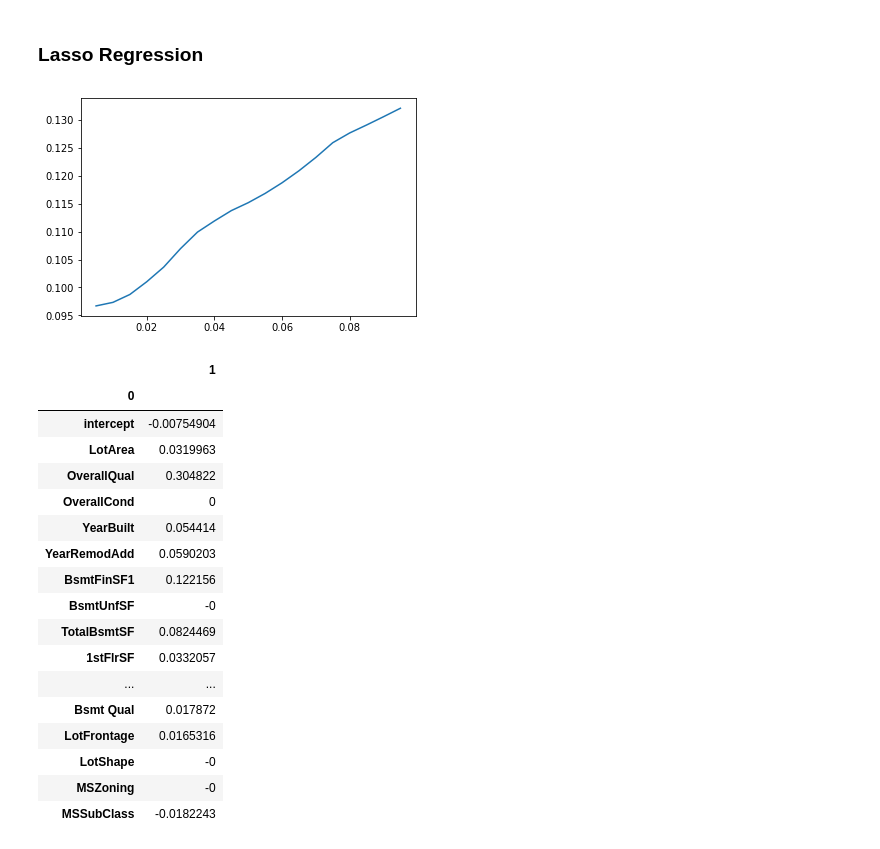
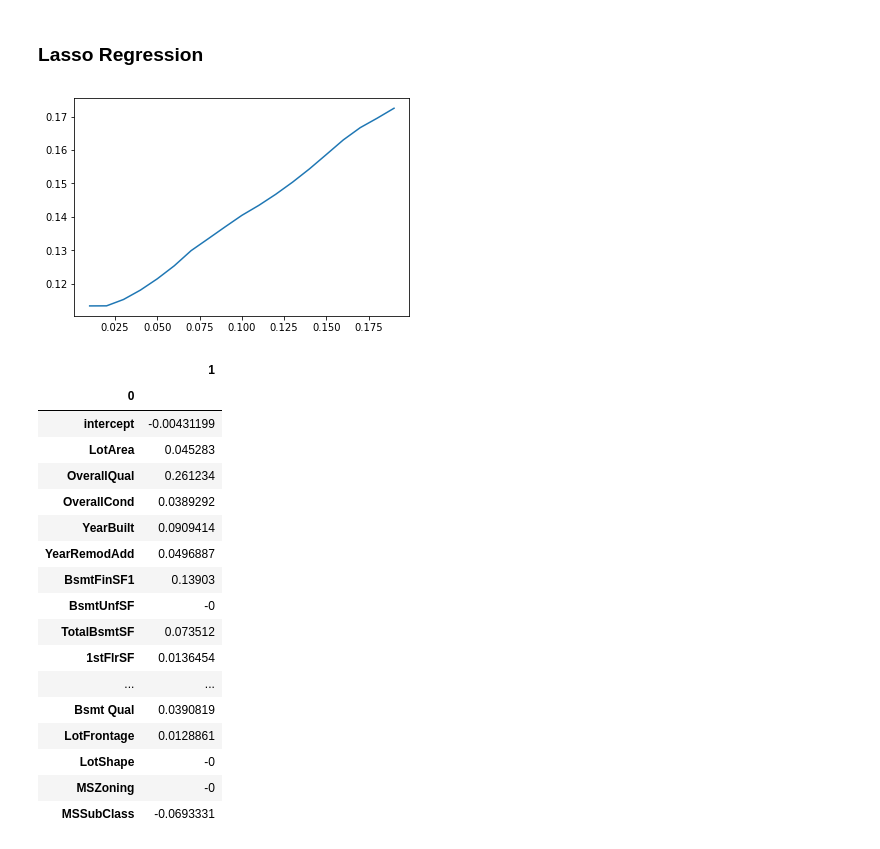
Before and after one commit to reeeno/iowa-housing-price, a Jupyter notebook: IHP.ipynb, the cells around one changed output. Cells and saved outputs as stored; diff of their text form; code cells hidden in the pictures.

```diff
--- a/IHP.ipynb
+++ b/IHP.ipynb
@@ -11,16 +11,21 @@ from sklearn.linear_model import LinearRegression, Ridge, Lasso
 # %% [markdown]
 ### Data load & enrichment
 # %%
-additional_features = pd.read_csv("data/data.csv").drop("Id", axis=1)
+data_folder = '.'
+
+additional_features = pd.read_csv(f"{data_folder}/data.csv").drop("Id", axis=1)
 additional_features = additional_features.fillna(additional_features.mean())
 additional_features = additional_features.fillna('N/A')
-base_features = pd.read_csv("data/Houseprice_data_scaled.csv")
+base_features = pd.read_csv(f"{data_folder}/Houseprice_data_scaled.csv")
 # %% [markdown]
 ### Parameters & Constants
 # %%
 # Params
 SHOW_CAT_TO_NUM_WARNING = False
 ADDITIONAL_FEATURES_SELECT = ['MSZoning', 'MSSubClass']
+LAMBDA_RIDGE = 0.1
+LAMBDA_LASSO = 0.04
+N_SIMULATIONS = 1000
 
 # Constants
 ADDITIONAL_FEATURES_FIXED = ['LotFrontage', 'LotShape']
@@ -127,6 +116,26 @@ def regression(features, method='linear', alpha=0, random=False):
         return fit_model(float(alpha))
     except TypeError:
         return [fit_model(float(a)) for a in alpha]
+
+def monte_carlo(features, n_simulations, method="linear", alpha=0):
+    """
+    Run Monte Carlo simulations for a particular regression method and output the average mses and coeffs
+    """
+    def mc_single_alpha(features, n_simulations, method, alpha):
+        coeffs = []
+        mses = []
+        for i in range(n_simulations):
+            rs = regression(features, method=method, alpha=alpha, random=True)
+            coeffs.append(rs['coeffs'])
+            mses.append(rs['mse'])
+        return {
+            'coeffs': pd.DataFrame(pd.concat(coeffs, axis=1).mean(axis=1)),
+            'mse': np.array(mses).mean(),
+        }
+    try:
+        return mc_single_alpha(features, n_simulations, method, float(alpha))
+    except TypeError:
+        return [mc_single_alpha(features, n_simulations, method, float(a)) for a in alpha]
 # %% [markdown]
 ## Regression Analysis I
 
@@ -282,31 +272,32 @@ regression(ADDITIONAL_FEATURES_SELECT, method='ridge', alpha=0.1*1800, random=Tr
 # %% [markdown]
 ### Lasso Regression
 # %%
-alphas = np.arange(0.01, 0.2, 0.01) / 2
+lambdas = np.arange(0.01, 0.2, 0.01)
+alphas = lambdas / 2
 
-mses = [x['mse'] for x in regression(ADDITIONAL_FEATURES_SELECT, method='lasso', alpha=alphas, random=True)]
+mses = [x['mse'] for x in monte_carlo(ADDITIONAL_FEATURES_SELECT, method='lasso', alpha=alphas)]
 
-plt.plot(alphas, mses)
+plt.plot(lambdas, mses)
 plt.show()
 
-regression(ADDITIONAL_FEATURES_SELECT, method='lasso', alpha=0.1/2, random=True)['coeffs']
+monte_carlo(ADDITIONAL_FEATURES_SELECT, method='lasso', alpha=LAMBDA_LASSO/2)['coeffs']
 # %% [output]
-[figure, old version]
+[figure, new version]
 |  | 1 |
 | 0 |  |
-| intercept | -0.00754904 |
-| LotArea | 0.0319963 |
-| OverallQual | 0.304822 |
-| OverallCond | 0 |
-| YearBuilt | 0.054414 |
-| YearRemodAdd | 0.0590203 |
-| BsmtFinSF1 | 0.122156 |
+| intercept | -0.00431199 |
+| LotArea | 0.045283 |
+| OverallQual | 0.261234 |
+| OverallCond | 0.0389292 |
+| YearBuilt | 0.0909414 |
+| YearRemodAdd | 0.0496887 |
+| BsmtFinSF1 | 0.13903 |
 | BsmtUnfSF | -0 |
-| TotalBsmtSF | 0.0824469 |
-| 1stFlrSF | 0.0332057 |
+| TotalBsmtSF | 0.073512 |
+| 1stFlrSF | 0.0136454 |
 | ... | ... |
-| Bsmt Qual | 0.017872 |
-| LotFrontage | 0.0165316 |
+| Bsmt Qual | 0.0390819 |
+| LotFrontage | 0.0128861 |
 | LotShape | -0 |
 | MSZoning | -0 |
-| MSSubClass | -0.0182243 |
+| MSSubClass | -0.0693331 |
```
Also changed, not shown: parts of 8 cells of this notebook.
